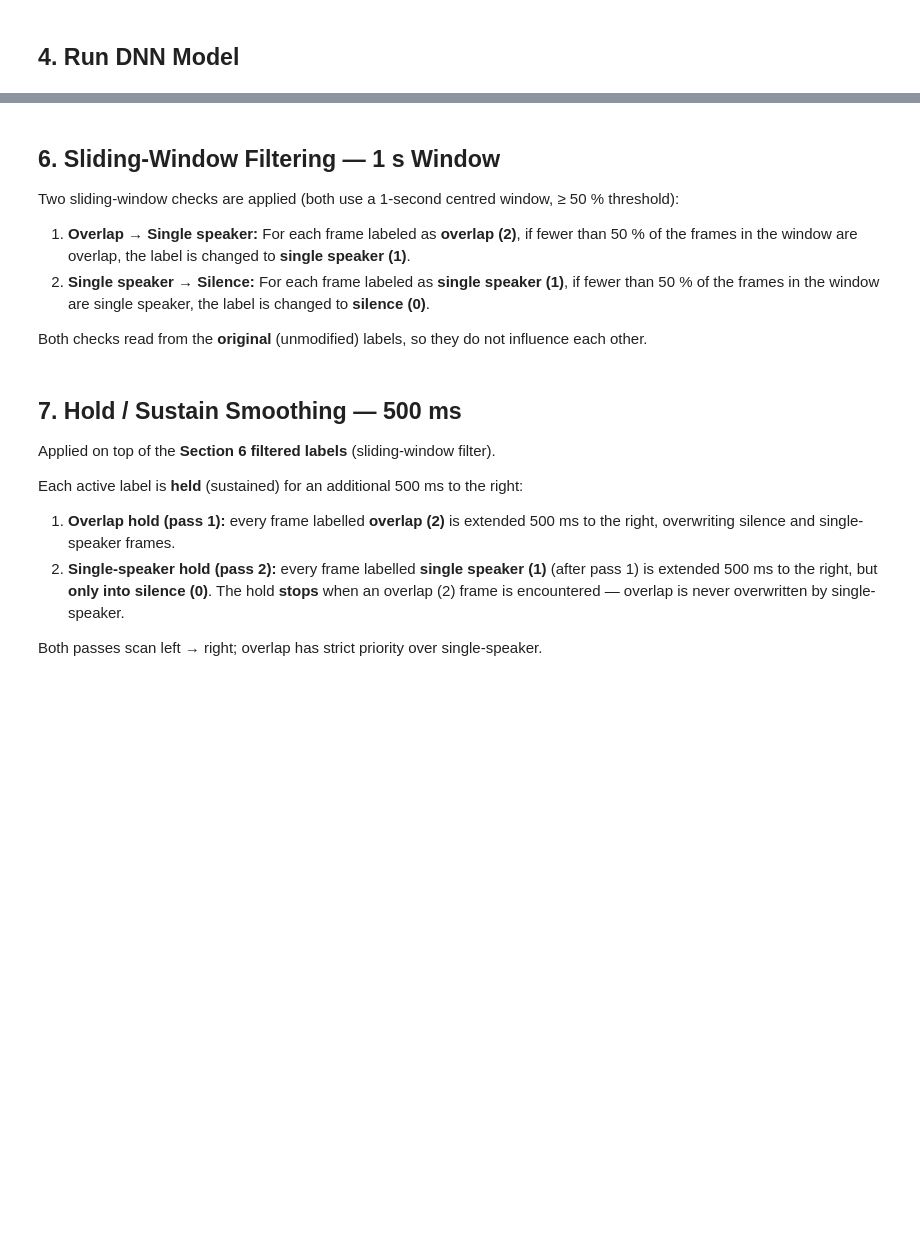
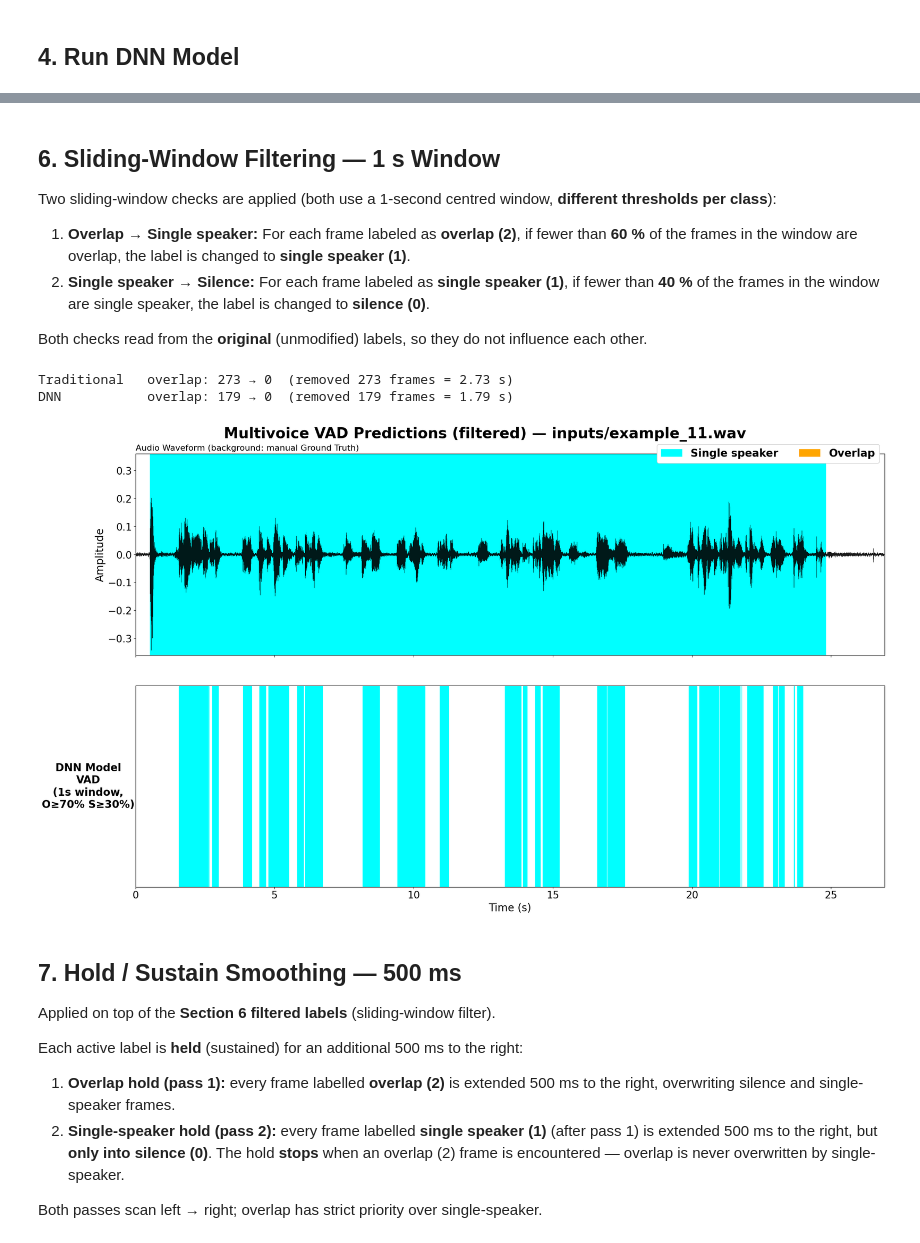
Before and after one commit to BabbleLabs/3DDFA_V2, a Jupyter notebook: mvad_test_file_v2.ipynb, the cells around one changed output, grey strips where cells are left out. Cells and saved outputs as stored; diff of their text form; code cells hidden in the pictures; blank space fills up the shorter version.

```diff
--- a/mvad_test_file_v2.ipynb
+++ b/mvad_test_file_v2.ipynb
@@ -750,23 +767,29 @@ plt.show()
 # %% [markdown]
 ## 6. Sliding-Window Filtering — 1 s Window
 
-Two sliding-window checks are applied (both use a 1-second centred window, ≥ 50 % threshold):
+Two sliding-window checks are applied (both use a 1-second centred window, **different thresholds per class**):
 
-1. **Overlap → Single speaker:** For each frame labeled as **overlap (2)**, if fewer than 50 % of the frames in the window are overlap, the label is changed to **single speaker (1)**.
-2. **Single speaker → Silence:** For each frame labeled as **single speaker (1)**, if fewer than 50 % of the frames in the window are single speaker, the label is changed to **silence (0)**.
+1. **Overlap → Single speaker:** For each frame labeled as **overlap (2)**, if fewer than **60 %** of the frames in the window are overlap, the label is changed to **single speaker (1)**.
+2. **Single speaker → Silence:** For each frame labeled as **single speaker (1)**, if fewer than **40 %** of the frames in the window are single speaker, the label is changed to **silence (0)**.
 
 Both checks read from the **original** (unmodified) labels, so they do not influence each other.
 # %%
 # ── Overlap sliding-window filter ─────────────────────────────────────────
-def sliding_window_filter(labels, hop_sec, window_sec=1.0, threshold=0.50):
+OVERLAP_THRESHOLD_SEC6 = 0.70   # overlap (2) — need ≥ 60 % in window to keep
+SINGLE_THRESHOLD_SEC6  = 0.30   # single  (1) — need ≥ 40 % in window to keep
+
+
+def sliding_window_filter(labels, hop_sec, window_sec=1.0,
+                          overlap_threshold=OVERLAP_THRESHOLD_SEC6,
+                          single_threshold=SINGLE_THRESHOLD_SEC6):
     """
     For every frame labelled as overlap (2), check a centred window of
     *window_sec* seconds.  If the fraction of overlap frames in the window
-    is below *threshold*, re-label that frame as single speaker (1).
+    is below *overlap_threshold*, re-label that frame as single speaker (1).
 
     For every frame labelled as single speaker (1), check a centred window
     of *window_sec* seconds.  If the fraction of single-speaker frames in
-    the window is below *threshold*, re-label that frame as silence (0).
+    the window is below *single_threshold*, re-label that frame as silence (0).
 
     Both checks read from the original (unmodified) labels.
     """
@@ -778,19 +801,23 @@ def sliding_window_filter(labels, hop_sec, window_sec=1.0, threshold=0.50):
             lo = max(0, i - half_win)
             hi = min(n, i + half_win + 1)
             window = labels[lo:hi]
-            if np.sum(window == 2) / len(window) < threshold:
+            if np.sum(window == 2) / len(window) < overlap_threshold:
                 filtered[i] = 1
         elif labels[i] == 1:
             lo = max(0, i - half_win)
             hi = min(n, i + half_win + 1)
             window = labels[lo:hi]
-            if np.sum(window == 1) / len(window) < threshold:
+            if np.sum(window == 1) / len(window) < single_threshold:
                 filtered[i] = 0
     return filtered
 
 
-trad_filtered = sliding_window_filter(trad_labels, hop_s,     window_sec=1.0, threshold=0.50)
-dnn_filtered  = sliding_window_filter(dnn_labels,  dnn_hop_s, window_sec=1.0, threshold=0.50)
+trad_filtered = sliding_window_filter(trad_labels, hop_s,     window_sec=1.0,
+                                      overlap_threshold=OVERLAP_THRESHOLD_SEC6,
+                                      single_threshold=SINGLE_THRESHOLD_SEC6)
+dnn_filtered  = sliding_window_filter(dnn_labels,  dnn_hop_s, window_sec=1.0,
+                                      overlap_threshold=OVERLAP_THRESHOLD_SEC6,
+                                      single_threshold=SINGLE_THRESHOLD_SEC6)
 
 # ── Statistics ────────────────────────────────────────────────────────────
 for name, orig, filt, hs in [('Traditional', trad_labels, trad_filtered, hop_s),
@@ -806,8 +833,8 @@ trad_filt_segs = _label_segments(trad_filtered, hop_s)
 dnn_filt_segs  = _label_segments(dnn_filtered,  dnn_hop_s)
 
 # ── Figure (same layout as Section 5) ────────────────────────────────────
-fig, axes = plt.subplots(3, 1, figsize=(22, 13), sharex=True,
-                         gridspec_kw={'height_ratios': [1, 1, 1],
+fig, axes = plt.subplots(2, 1, figsize=(22, 13), sharex=True,
+                         gridspec_kw={'height_ratios': [1, 1],
                                       'hspace': 0.15})
 fig.suptitle(f'Multivoice VAD Predictions (filtered) — {INPUT_WAV}',
              fontsize=28, fontweight='bold', y=0.985)
@@ -816,46 +843,41 @@ fig.suptitle(f'Multivoice VAD Predictions (filtered) — {INPUT_WAV}',
 t_sig = np.arange(len(signal)) / sr
 gt_segs = _gt_sample_segments(gt_vad, sr)
 ymin = -1.05 * np.max(np.abs(signal))
 ymax =  1.05 * np.max(np.abs(signal))
 for t0, t1, lab in gt_segs:
     fc, fa = GT_FILL[lab]
     if fc is not None:
         axes[0].axvspan(t0, t1, color=fc, alpha=fa, zorder=0)
 axes[0].plot(t_sig, signal, lw=0.4, color='k', alpha=0.9, zorder=2)
 axes[0].set_ylim(ymin, ymax)
 axes[0].set_ylabel('Amplitude', fontsize=20)
 axes[0].set_title('Audio Waveform (background: manual Ground Truth)', fontsize=16, loc='left')
 axes[0].tick_params(axis='both', labelsize=19)
 axes[0].margins(x=0)
 
-# ── Panel 2: Traditional VAD (filtered) ──────────────────────────────────
-_draw_timeline(axes[1], trad_filt_segs)
+# ── Panel 2: DNN (filtered) ──────────────────────────────────────────────
+_draw_timeline(axes[1], dnn_filt_segs)
 axes[1].set_ylim(0, 1)
 axes[1].set_yticks([])
-axes[1].set_ylabel('Traditional\nVAD\n(1s window,\n≥50% thr.)', fontsize=20, fontweight='bold',
+axes[1].set_ylabel('DNN Model\nVAD\n(1s window,\nO≥70% S≥30%)', fontsize=20, fontweight='bold',
                    rotation=0, labelpad=90, va='center')
+axes[1].set_xlabel('Time (s)', fontsize=20)
 axes[1].tick_params(axis='x', labelsize=19)
 axes[1].margins(x=0)
-
-# ── Panel 3: DNN (filtered) ──────────────────────────────────────────────
-_draw_timeline(axes[2], dnn_filt_segs)
-axes[2].set_ylim(0, 1)
-axes[2].set_yticks([])
-axes[2].set_ylabel('DNN Model\nVAD\n(1s window,\n≥50% thr.)', fontsize=20, fontweight='bold',
-                   rotation=0, labelpad=90, va='center')
-axes[2].set_xlabel('Time (s)', fontsize=20)
-axes[2].tick_params(axis='x', labelsize=19)
-axes[2].margins(x=0)
 
 # ── Shared legend ─────────────────────────────────────────────────────────
 legend_patches = [Patch(fc='cyan', ec='none', alpha=1.0, label='Single speaker'),
                   Patch(fc='orange', ec='none', alpha=1.0, label='Overlap')]
 fig.legend(handles=legend_patches, loc='upper right', ncol=2,
            framealpha=1.0, bbox_to_anchor=(0.98, 0.96),
            prop={'weight': 'bold', 'size': 20})
 
 fig.subplots_adjust(left=0.08, right=0.98, top=0.93, bottom=0.05)
 plt.show()
+# %% [output]
+Traditional   overlap: 273 → 0  (removed 273 frames = 2.73 s)
+DNN           overlap: 179 → 0  (removed 179 frames = 1.79 s)
+[figure, added]
 # %% [markdown]
 ## 7. Hold / Sustain Smoothing — 500 ms
 
```
Also changed, not shown: parts of 9 cells of this notebook, 1 other file.
